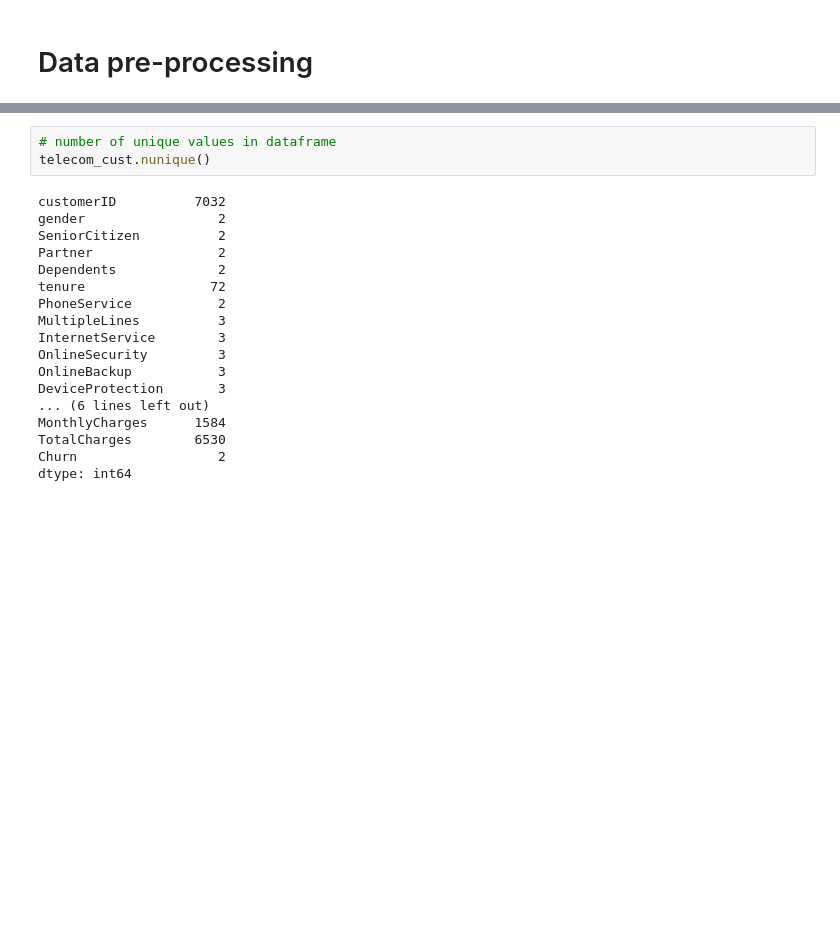
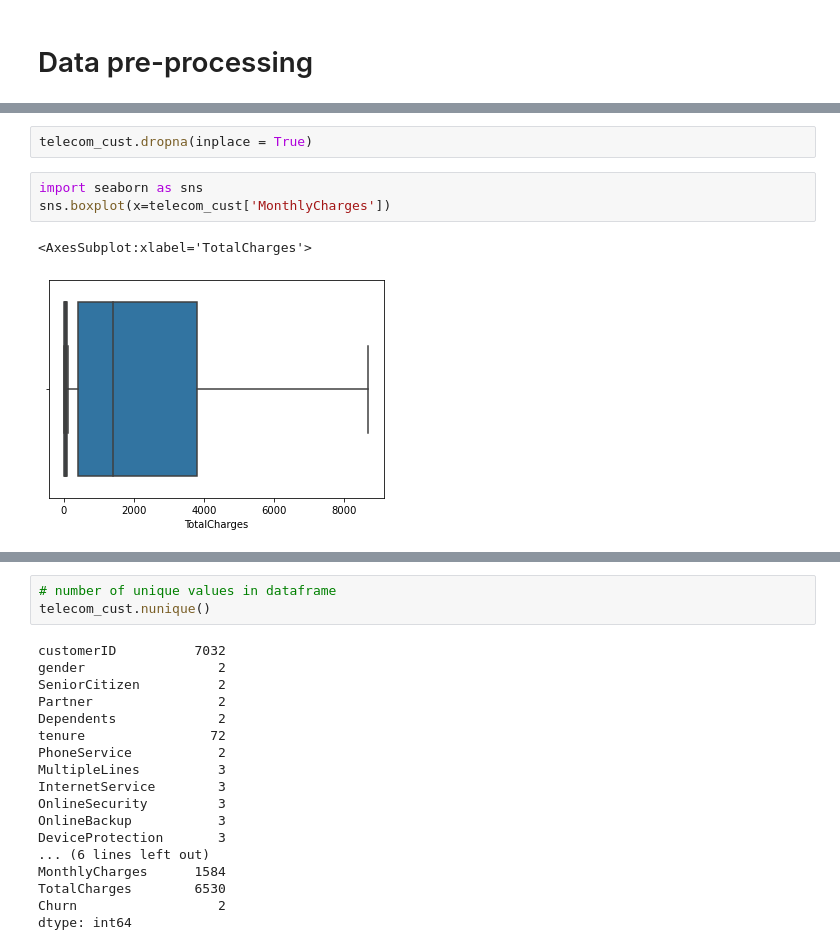
Before and after one commit to amrali21/Customer-Churn-Prediction-Python, a Jupyter notebook: notebook/Customer Churn Prediction.ipynb, the cells around one changed output, grey strips where cells are left out. Drawn from its saved outputs; the diff is of its cells as text; blank space fills up the shorter version.

```diff
--- a/notebook/Customer Churn Prediction.ipynb
+++ b/notebook/Customer Churn Prediction.ipynb
@@ -134,0 +210,8 @@ sns.boxplot(x = telecom_cust.Churn, y = telecom_cust.tenure)
+# %%
+telecom_cust.dropna(inplace = True)
+# %%
+import seaborn as sns
+sns.boxplot(x=telecom_cust['MonthlyCharges'])
+# %% [output]
+<AxesSubplot:xlabel='TotalCharges'>
+[figure, added]
```
Also changed, not shown: parts of 76 cells of this notebook.
